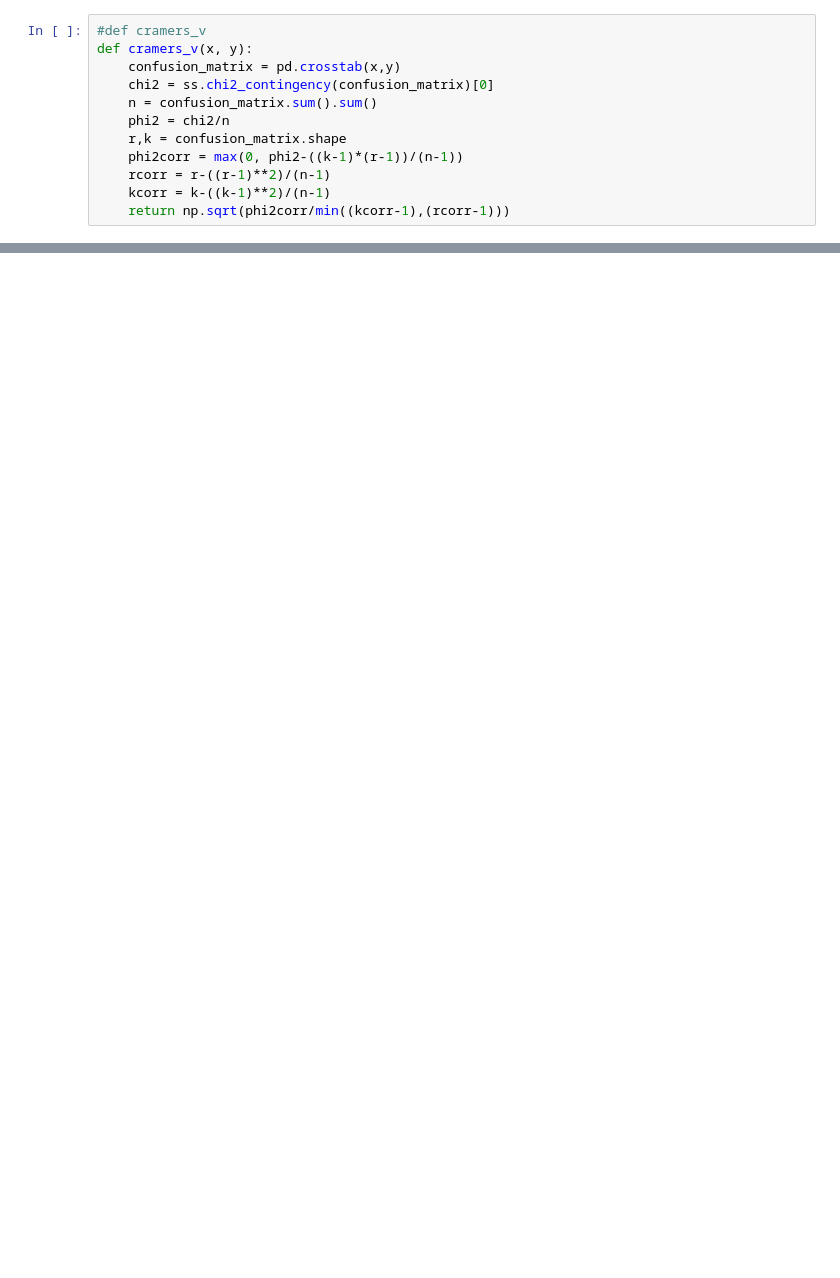
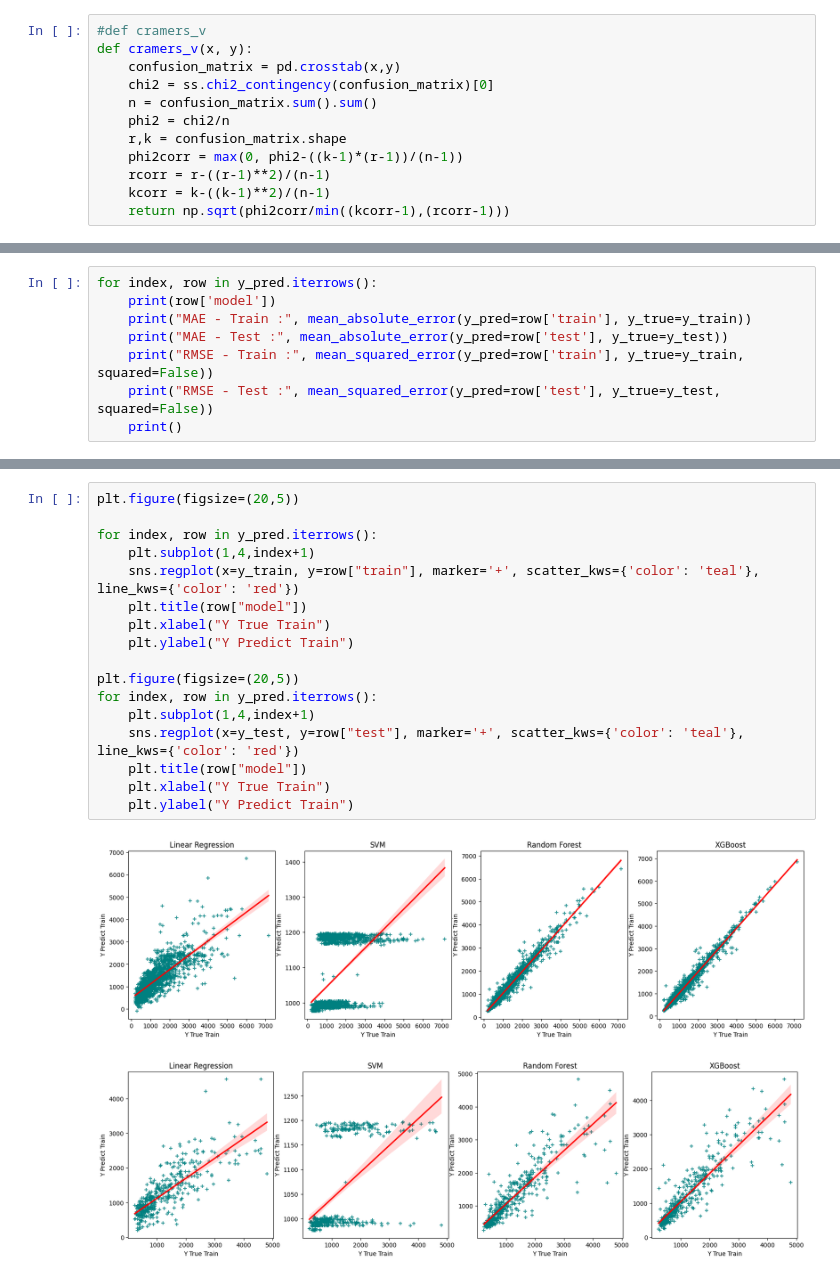
Before and after one commit to ediashta/Laptop-Price-Prediction, a Jupyter notebook: h8dsft_P1M2_Ediashta.ipynb, the cells around one changed output, grey strips where cells are left out. Cells and saved outputs as stored; diff of their text form; blank space fills up the shorter version.

```diff
--- a/h8dsft_P1M2_Ediashta.ipynb
+++ b/h8dsft_P1M2_Ediashta.ipynb
@@ -199,0 +517,8 @@ Touch : 0.095355125133349
+# %%
+for index, row in y_pred.iterrows():
+    print(row['model'])
+    print("MAE - Train :", mean_absolute_error(y_pred=row['train'], y_true=y_train))
+    print("MAE - Test :", mean_absolute_error(y_pred=row['test'], y_true=y_test))
+    print("RMSE - Train :", mean_squared_error(y_pred=row['train'], y_true=y_train, squared=False))
+    print("RMSE - Test :", mean_squared_error(y_pred=row['test'], y_true=y_test, squared=False))
+    print()
@@ -199,0 +556,20 @@ Touch : 0.095355125133349
+# %%
+plt.figure(figsize=(20,5))
+
+for index, row in y_pred.iterrows():
+    plt.subplot(1,4,index+1)
+    sns.regplot(x=y_train, y=row["train"], marker='+', scatter_kws={'color': 'teal'}, line_kws={'color': 'red'})
+    plt.title(row["model"])
+    plt.xlabel("Y True Train")
+    plt.ylabel("Y Predict Train")
+
+plt.figure(figsize=(20,5))
+for index, row in y_pred.iterrows():
+    plt.subplot(1,4,index+1)
+    sns.regplot(x=y_test, y=row["test"], marker='+', scatter_kws={'color': 'teal'}, line_kws={'color': 'red'})
+    plt.title(row["model"])
+    plt.xlabel("Y True Train")
+    plt.ylabel("Y Predict Train")
+# %% [output]
+[figure, added]
+[figure, added]
```
Also changed, not shown: parts of 51 cells of this notebook.
